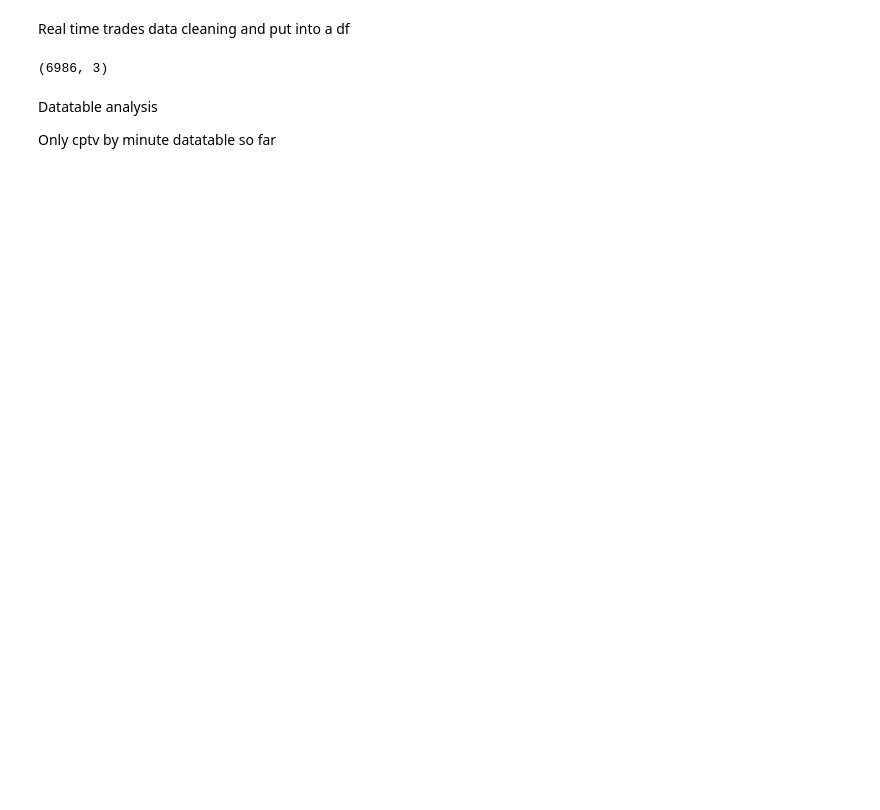
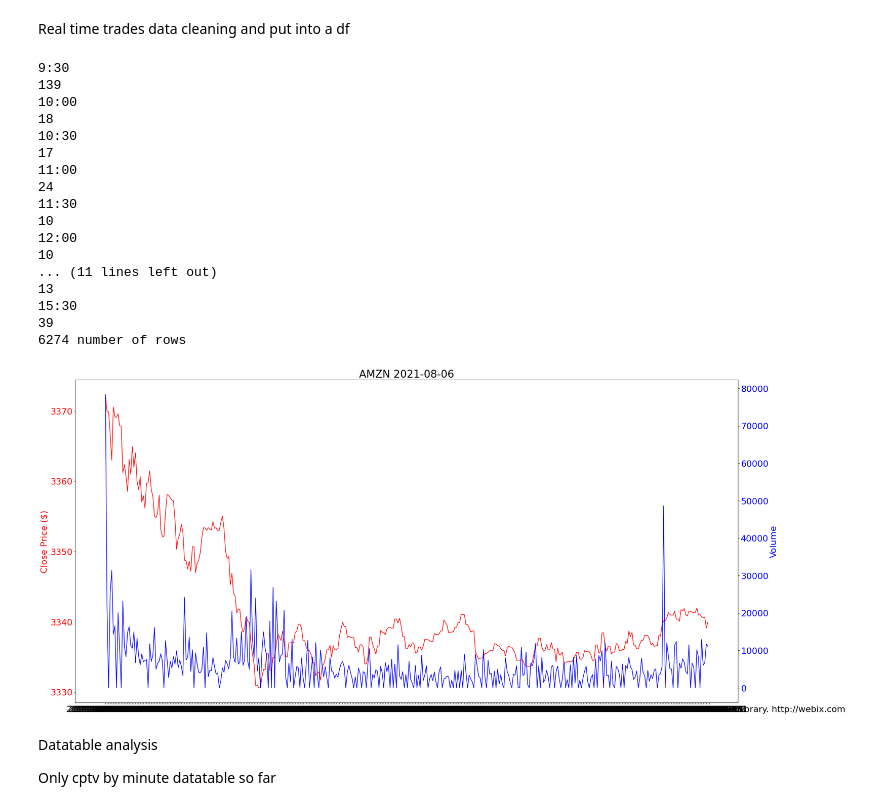
Before and after one commit to seantanken/GalvanizeRepo, a Jupyter notebook: stock_analyzer/stock_analyzer_test.ipynb, the cells around one changed output. Saved outputs shown, nothing was run; the diff lists cells and outputs as text; code cells hidden in the pictures; blank space fills up the shorter version.

Commit message:
modifying daily stock collection to include methods, preparing for weekend additions

```diff
--- a/stock_analyzer/stock_analyzer_test.ipynb
+++ b/stock_analyzer/stock_analyzer_test.ipynb
@@ -204,12 +182,11 @@ Done
 # %% [markdown]
 Real time trades data cleaning and put into a df
 # %%
-real_time_trades_df = pd.DataFrame.from_records(real_time_trades_data)
-real_time_trades_df.columns = real_time_trades_df.iloc[0]
-real_time_trades_df = real_time_trades_df[real_time_trades_df['NLS Time (ET)'] != 'NLS Time (ET)']
+def save_rtt(real_time_trades_data):
+    real_time_trades_df = pd.DataFrame.from_records(real_time_trades_data)
+    real_time_trades_df.columns = real_time_trades_df.iloc[0]
+    real_time_trades_df = real_time_trades_df[real_time_trades_df['NLS Time (ET)'] != 'NLS Time (ET)']
+    real_time_trades_df_copy = real_time_trades_df.copy()
+    real_time_trades_df_copy.reset_index(drop=True)
+    real_time_trades_csv = f'AMZN_rtt_{today}.csv'
+    real_time_trades_df.to_csv(path_or_buf=f'C:/Users/seant/stock_analyzer/real_time_trades_data/{real_time_trades_csv}')
-# %%
-real_time_trades_df_copy = real_time_trades_df.copy()
-real_time_trades_df_copy.reset_index(drop=True)
-print(real_time_trades_df_copy.shape)
-# %% [output]
-(6986, 3)
@@ -221,3 +193,58 @@ driver.quit()
+# %%
+if weekday == True:
+    driver = webdriver.Chrome('C:/Users/seant/OneDrive/Desktop/chromedriver_win32/chromedriver.exe')
+
+    get_cptv()
+    time.sleep(30)
+    old_excel_dir = 'C:/Users/seant/Downloads/grid.xls'
+    today_data = f'closing_price_trade_volume_data/AMZN_cptv_{today}.xls'
+    new_dir = f'C:/Users/seant/stock_analyzer/{today_data}'
+    shutil.move(old_excel_dir, new_dir);
+
+    real_time_trades_data = get_rtt()
+    save_rtt(real_time_trades_data)
+
+    driver.quit()
+
+    #change x ticks to be by the hour?
+    today_table = pd.read_excel(today_data)
+    date_array = today_table.loc[:, 'Date']
+
+    plt.rcParams.update({'font.size': 22})
+    fig, ax1 = plt.subplots(1, figsize=(30, 15))
+
+    ax1.plot(date_array, today_table.loc[:, 'Close'], color='r', label='Close')
+    ax1.set_ylabel('Close Price ($)', color ='r')
+    ax1.set_title(f'AMZN {today}')
+    ax1.tick_params(axis='y', labelcolor='r')
+
+    ax2 = ax1.twinx()
+    ax2.plot(date_array, today_table.loc[:, 'Volume'], color='b', label='Volume')
+    ax2.set_ylabel('Volume', color ='b')
+    ax2.tick_params(axis='y', labelcolor='b')
+
+    plt.show()
+else:
+    print('weekend')
+# %% [output]
+9:30
+139
+10:00
+18
+10:30
+17
+11:00
+24
+11:30
+10
+12:00
+10
+... (11 lines left out)
+13
+15:30
+39
+6274 number of rows
+[figure, added]
 # %% [markdown]
 Datatable analysis
 
```
Also changed, not shown: parts of 10 cells of this notebook, 34 other files.
